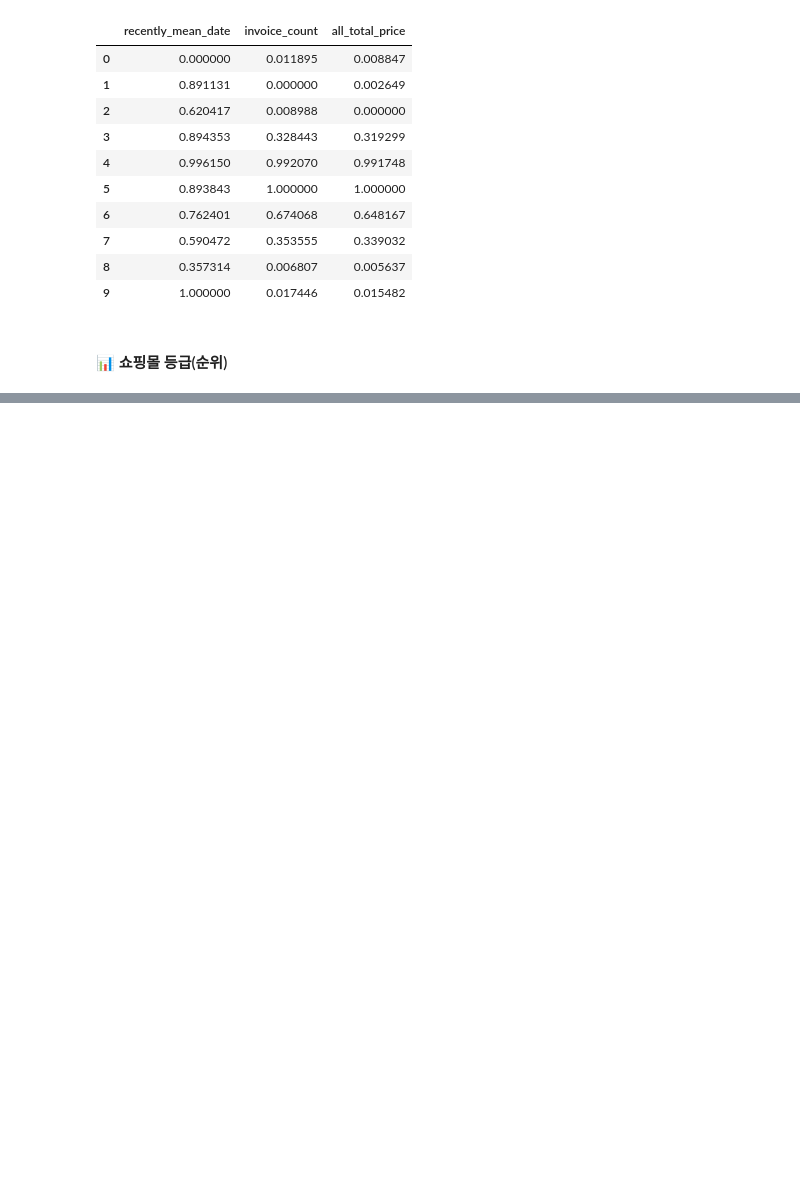
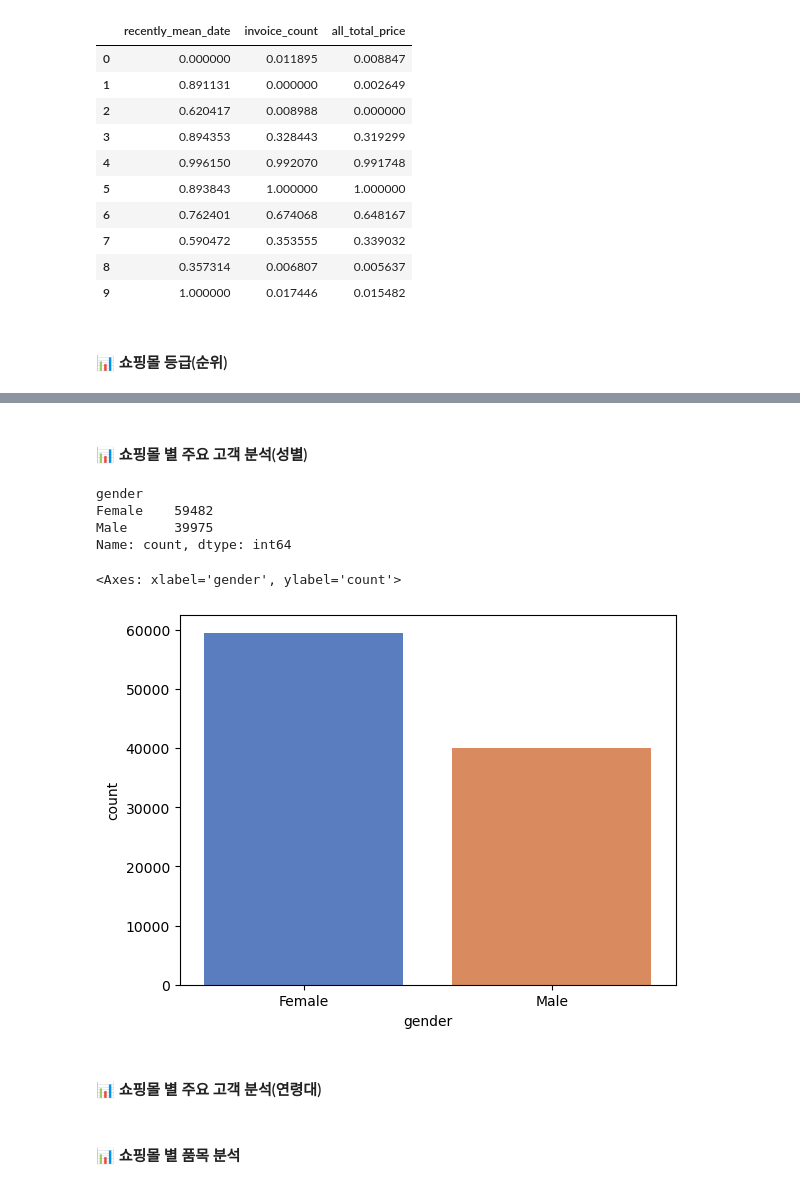
Before and after one commit to songseogyeong/study_data_analysis, a Jupyter notebook: d_rfm/d_RFM_task03.ipynb, the cells around one changed output, grey strips where cells are left out. Drawn from its saved outputs; the diff is of its cells as text; code cells hidden in the pictures; blank space fills up the shorter version.

```diff
--- a/d_rfm/d_RFM_task03.ipynb
+++ b/d_rfm/d_RFM_task03.ipynb
@@ -427,0 +606,19 @@ rfm_df
+# %% [markdown]
+#### 📊 쇼핑몰 별 주요 고객 분석(성별)
+# %%
+cs_copy_df['gender'].value_counts()
+# %% [output]
+gender
+Female    59482
+Male      39975
+Name: count, dtype: int64
+# %%
+# 전체 성별 도식화
+sns.countplot(x='gender', data=cs_copy_df, palette='muted')
+# %% [output]
+<Axes: xlabel='gender', ylabel='count'>
+[figure, added]
+# %% [markdown]
+#### 📊 쇼핑몰 별 주요 고객 분석(연령대)
+# %% [markdown]
+#### 📊 쇼핑몰 별 품목 분석
```
Also changed, not shown: parts of 19 cells of this notebook, 1 other file.
